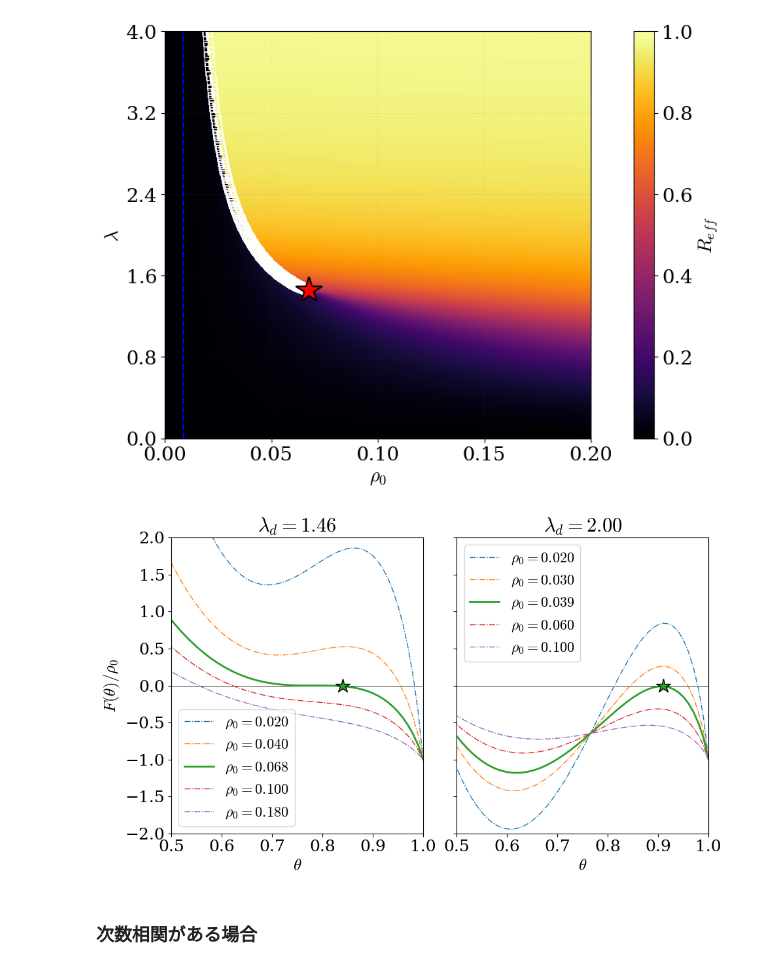
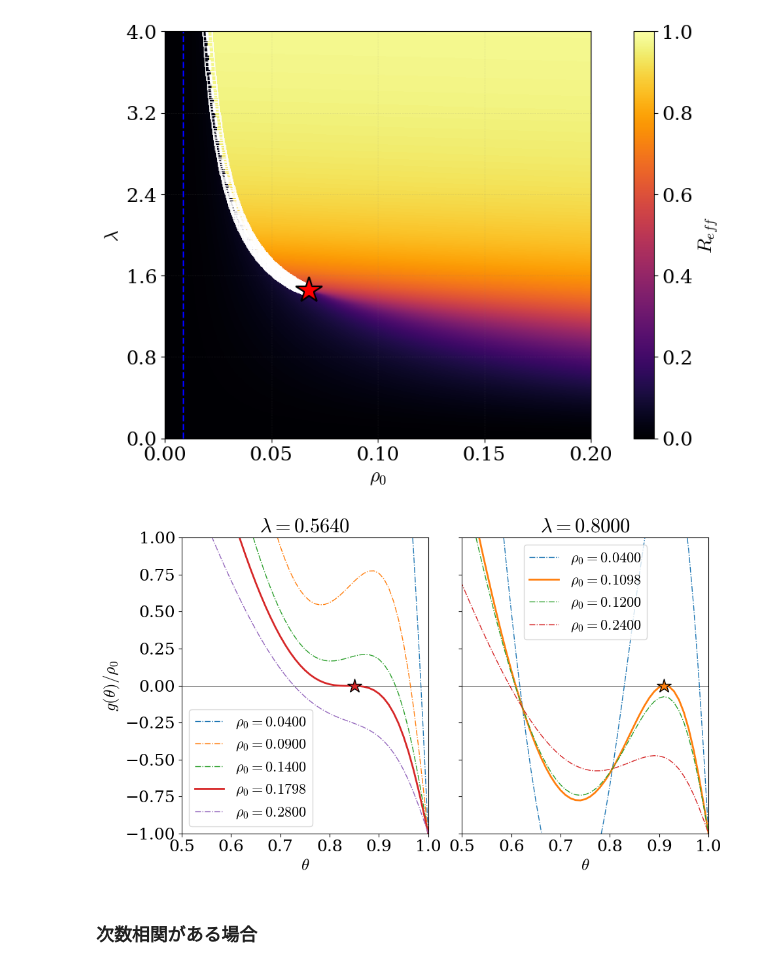
Before and after one commit to Kojirouuuu/directed-network-simulations, a Jupyter notebook: notebooks/directed-ebcm.ipynb, the cells around one changed output. Drawn from its saved outputs; the diff is of its cells as text; code cells hidden in the pictures.

```diff
--- a/notebooks/directed-ebcm.ipynb
+++ b/notebooks/directed-ebcm.ipynb
@@ -109,17 +118,17 @@ $$
 {\rm Fraction \ of \ Subcritical \ Nodes} = (1 - \rho_0) \sum_{j, \ k}P(j, \ k) \binom{j}{T-1}\theta^{(j-T+1)}(1 - \theta)^{T-1}
 $$
 # %%
-pi_type = "Pow"
+pi_type = "Poi"
 ebcm_dir = os.path.abspath(os.path.join("..", "out", "ebcm", "directed-infty"))
-ebcm_path = os.path.join(ebcm_dir, f"{pi_type}", f"gamma={gamma:.2f}", f"kmin={kmin}", f"kmax={kmax}")
-# ebcm_path = os.path.join(ebcm_dir, f"{pi_type}", f"kdave={kave:.2f}")
+# ebcm_path = os.path.join(ebcm_dir, f"{pi_type}", f"gamma={gamma:.2f}", f"kmin={kmin}", f"kmax={kmax}")
+ebcm_path = os.path.join(ebcm_dir, f"{pi_type}", f"kdave={kave:.2f}")
 g = pd.read_csv(os.path.join(ebcm_path, "gd_zero.csv"))
 g = g.set_index(["T", "rho0", "lambda_d", "mu"]).to_xarray()
 theta_d_infty = g["theta_d"].squeeze()
 # %%
 df_all = pd.DataFrame()
 
-network_path = build_network_path(N=N, network_type="PowPow", k_in_min=kmin, k_in_max=kmax, gamma=gamma, k_out_min=kmin, k_out_max=kmax, kd_min=kmin, kd_max=kmax, swap_num=0)
+network_path = build_network_path(N=N, network_type="DirectedCMOutPow", k_in_min=kmin, k_in_max=kmax, gamma=gamma, k_out_min=kmin, k_out_max=kmax, kd_min=kmin, kd_max=kmax, swap_num=0)
 abst = "rho0-compare-curve"
 sim_path = os.path.abspath(os.path.join("..", "app", "out", "sar", f"{abst}", f"threshold={show_T}", network_path))
 
@@ -328,20 +362,20 @@ plt.show()
 # %% [output]
 [figure]
 # %%
-cfg = build_ebcm_config("Pow", kmin=5, kmax=707)
+cfg = build_ebcm_config("Poi", mean=kave, kmin=5, kmax=707)
 D = build_degree_dist(cfg)
 Binom = build_binom(D.ki_max)
 
-ebcm_rho0_idx_list = [[100, 200, 338, 500, 900], [100, 150, 196, 300, 500]]
-ebcm_lambda_d_idx_list = [364, 500]
-tan_idx_list = [2, 2]
+ebcm_rho0_idx_list = [[200, 450, 700, 899, 1400], [200, 549, 600, 1200]]
+ebcm_lambda_d_idx_list = [141, 200]
+tan_idx_list = [3, 1]
 # %%
 dtheta_d = 0.01
 theta_d_values = np.arange(0.0, 1.0+dtheta_d, dtheta_d)
 
-fig, axes = plt.subplots(1, len(ebcm_lambda_d_idx_list), figsize=(5*len(ebcm_lambda_d_idx_list), 6), sharey=True)
+fig, axes = plt.subplots(1, len(ebcm_rho0_idx_list), figsize=(5*len(ebcm_rho0_idx_list), 6), sharey=True)
 
-if len(ebcm_lambda_d_idx_list) == 1:
+if len(ebcm_rho0_idx_list) == 1:
     axes = [axes]
 
 for i, lambda_d_idx in enumerate(ebcm_lambda_d_idx_list):
@@ -353,39 +387,40 @@ for i, lambda_d_idx in enumerate(ebcm_lambda_d_idx_list):
         rho0 = ebcm_rho0_values[rho0_idx]
         dynamics = DynamicsConfig(T=show_T, rho0=rho0, lambda_d=lambda_d, mu=mu)
 
         gd_list = np.zeros_like(theta_d_values)
         for tidx, theta_d in enumerate(theta_d_values):
             gd_list[tidx] = g_d(D=D, dynamics=dynamics, Binom=Binom, theta_d_val=theta_d)
 
         plot_gd_list = gd_list / rho0 / lambda_d
         tan_idx = tan_idx_list[i]
         ls = "-." if j != tan_idx else "-"
         lw = 1.0 if j != tan_idx else 2.0
-        axes[i].plot(theta_d_values, plot_gd_list, color=colors[j], label=rf"$\rho_0={rho0:.3f}$", linestyle=ls, linewidth=lw)
+        axes[i].plot(theta_d_values, plot_gd_list, color=colors[j], label=rf"$\rho_0={rho0:.4f}$", linestyle=ls, linewidth=lw)
+
         if j == tan_idx:
             tangent_theta_d = np.nan
 
             for tidx in range(len(theta_d_values)):
                 theta_d = theta_d_values[-tidx]
-                if abs(g_d(D=D, dynamics=dynamics, Binom=Binom, theta_d_val=theta_d)) < 1e-3:
+                if abs(g_d(D=D, dynamics=dynamics, Binom=Binom, theta_d_val=theta_d)) < 3 * 1e-4:
                     tangent_theta_d = theta_d
                     cur_marker = "*" if i == 0 else "*"
                     axes[i].plot(tangent_theta_d, 0, color=colors[j], ls="", marker=cur_marker, markersize=16, markeredgecolor="black", markeredgewidth=1)
                     break
 
         axes[i].set_xlabel(rf"$\theta$")
         if i == 0:
-            axes[i].set_ylabel(rf"$F(\theta) / \rho_0$")
+            axes[i].set_ylabel(r"$g(\theta) / \rho_0$")
         axes[i].set_xlim(0.5, 1.0)
-        axes[i].set_ylim(-2.0, 2.0)
-        axes[i].set_title(rf"$\lambda_d={lambda_d:.2f}$")
+        axes[i].set_ylim(-1.0, 1.0)
+        axes[i].set_title(rf"$\lambda={lambda_d:.4f}$")
         axes[i].legend()
 
 plt.tight_layout()
 plt.savefig("fig/ebcm_theta_d.png", dpi=300)
 plt.show()
 # %% [output]
-[figure, old version]
+[figure, new version]
 # %% [markdown]
 ### 次数相関がある場合
 # %% [markdown]
```
Also changed, not shown: parts of 5 cells of this notebook.
